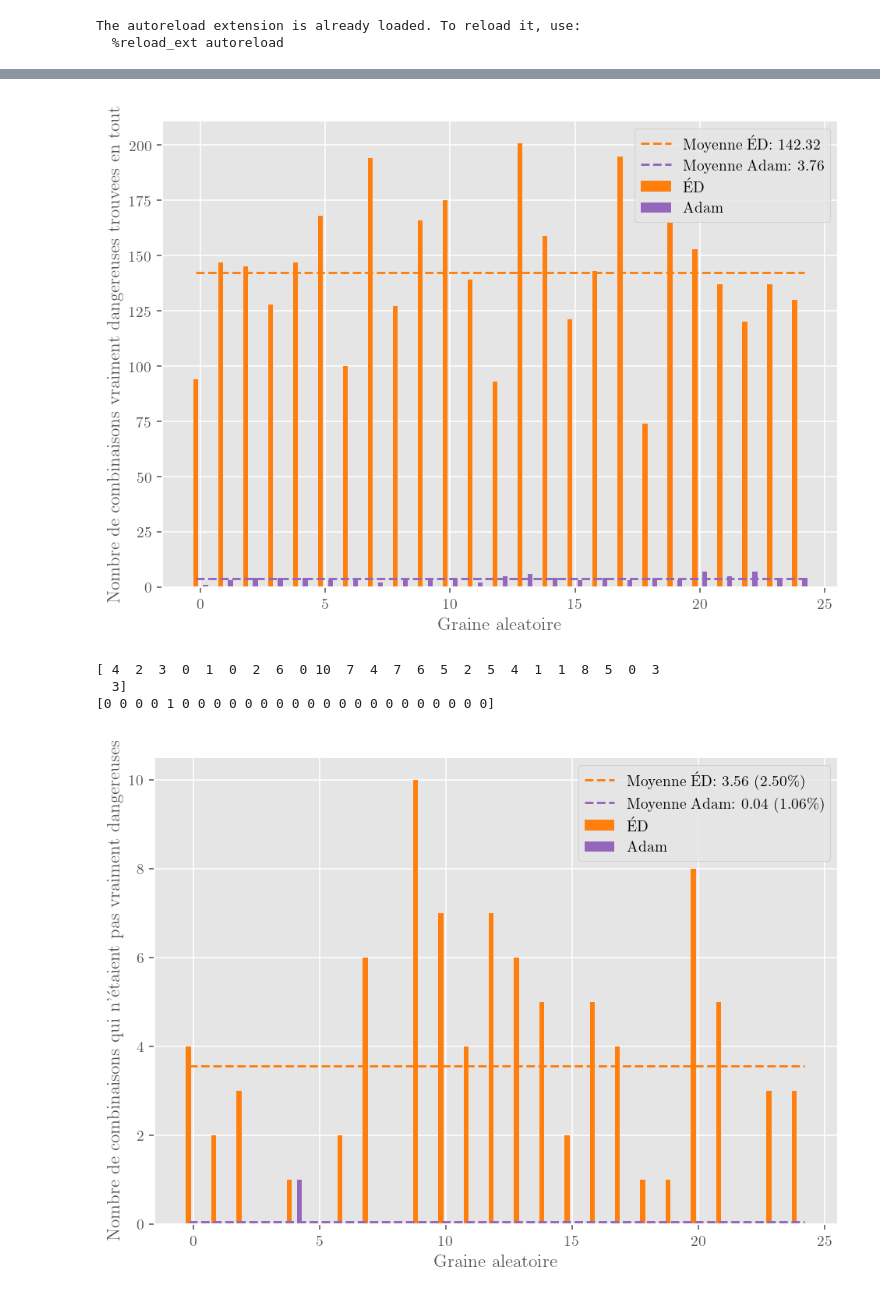
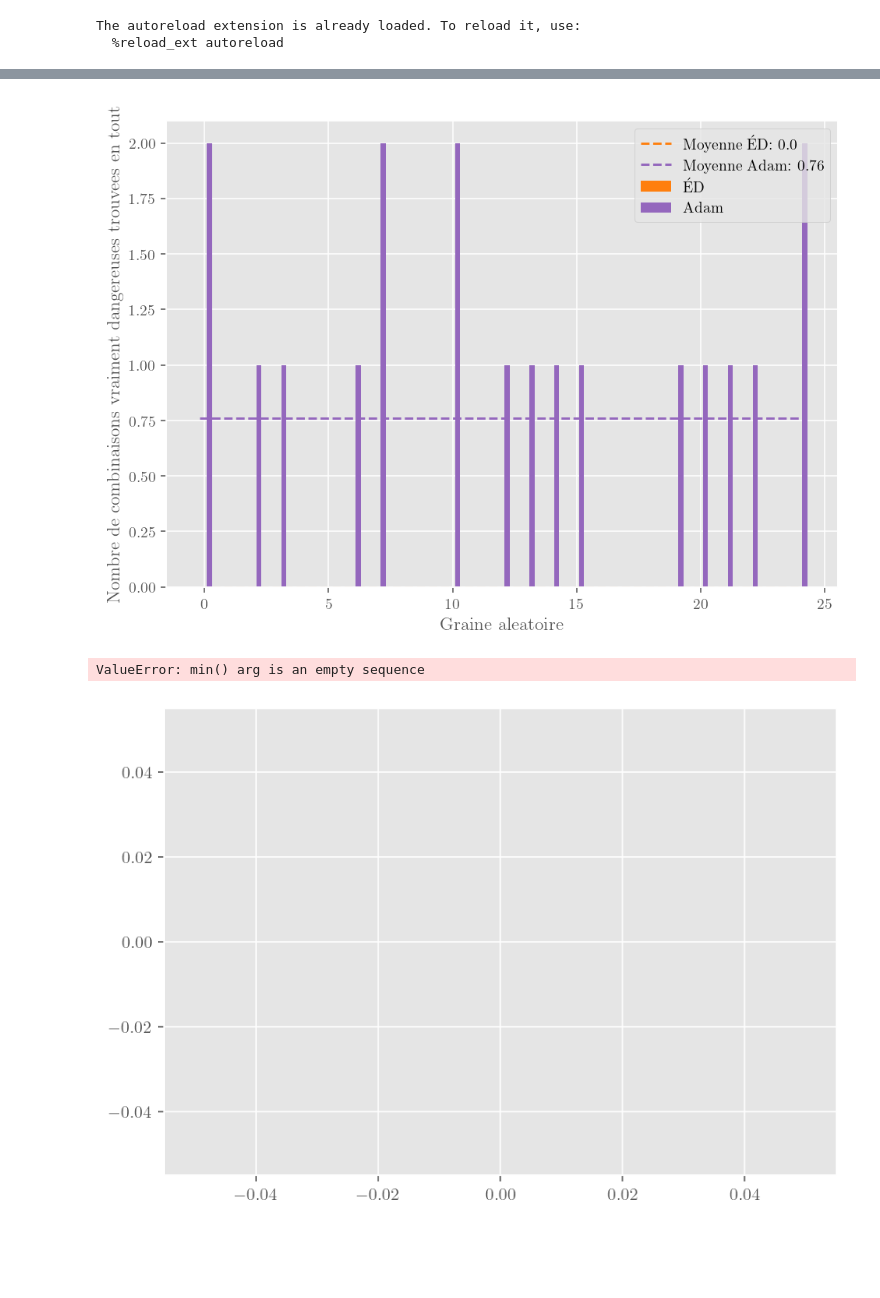
Before and after one commit to Quoding/optimneuralbandits, a Jupyter notebook: testing/viz/vizualize_perf_metrics.ipynb, the cells around one changed output, grey strips where cells are left out. Drawn from its saved outputs; the diff is of its cells as text; code cells hidden in the pictures; blank space fills up the shorter version.

```diff
--- a/testing/viz/vizualize_perf_metrics.ipynb
+++ b/testing/viz/vizualize_perf_metrics.ipynb
@@ -38,11 +39,11 @@ def compute_n_inter(tens1:torch.Tensor, tens2:torch.Tensor):
     return n_inter, percent_of_set1_in_set2
 # %%
 experiments = [
-    "DE_500_rx_100000_combis_10_patterns_5_bs512_warmup20000_nmembers32_valnoval_ldsTrue_trainevery10_patience25_usedecay_lrplateau_layers1_withnoise_exactdecay_expl1",
-    "500_rx_100000_combis_10_patterns_5_bs512_warmup20000_nmembers512_valnoval_ldsTrue_trainevery10_patience25_usedecay_lrplateau_layers1_withnoise_exactdecay_expl1",
+    "DE_500_rx_100000_combis_10_patterns_23_bs512_warmup20000_nmembers32_valnoval_ldsTrue_trainevery10_patience25_usedecay_lr0.001_layers1_withnoise_exactdecay_expl1",
+    "500_rx_100000_combis_10_patterns_23_bs512_warmup20000_nmembers512_valnoval_ldsTrue_trainevery10_patience25_usedecay_lr0.001_layers1_withnoise_exactdecay_expl1",
 ]
-dataset = "500_rx_100000_combis_10_patterns_5"
-prefix = "500_1layer_withnoise_exactdecay"
+dataset = "500_rx_100000_combis_10_patterns_23"
+prefix = "500_1layer_withnoise_exactdecay_lr0_001"
 labels = ["ÉD", "Adam"]
 labels_fn = "DE_VS_ADAM"
 n_trials = 10000
@@ -76,7 +77,7 @@ for exp in experiments:
 # %%
 colors = ["tab:orange", "tab:purple", "tab:green", "tab:red", "tab:cyan", "tab:brown"]
 interval = 200
-upper_lim = 20100
+upper_lim = 30100
 # %%
 metric = "jaccards"
 fig, (ax1, ax2) = plt.subplots(2, 1, sharex=True)
@@ -145,7 +146,7 @@ fig, (ax1, ax2) = plt.subplots(2, 1, sharex=True)
 fig.subplots_adjust(hspace=0.1)  # adjust space between axes
 # zoom-in / limit the view to different portions of the data
 ax1.set_ylim(0.9, 1.0)  # outliers only
-ax2.set_ylim(0, 0.04)  # most of the data
+ax2.set_ylim(0, 0.001)  # most of the data
 # hide the spines between ax and ax2
 ax1.spines.bottom.set_visible(False)
 ax2.spines.top.set_visible(False)
@@ -367,48 +368,61 @@ plt.legend()
 plt.tight_layout()
 plt.savefig(f'images/polypharmacy/perf/{prefix}_{metric}_{labels_fn}')
 # %% [output]
-[figure, old version]
+[figure, new version]
 # %%
 # Plot ratio found pat
 metric = "all_flagged_risks"
 thresh = 1.0
 for i, exp in enumerate(experiments):
     n_flagged_below_thresh = []
     for j in range(n_runs):
-        n_flagged_below_thresh.append(sum(metrics_dict[exp][metric][j] < thresh).item())
+        # n_total_flagged = sum(metrics_dict[exp][metric][j])
+        if metrics_dict[exp][metric][j].nelement() == 0:
+            continue
+        n = sum(metrics_dict[exp][metric][j] < thresh)
+        n_flagged_below_thresh.append(n.item())
 
     seeds = np.arange(len(n_flagged_below_thresh))
     n_flagged_below_thresh = np.array(n_flagged_below_thresh)
-    print(n_flagged_below_thresh)
     mean = n_flagged_below_thresh.mean()
     if i % 2 == 0:
-        plt.bar(seeds - 0.2, n_flagged_below_thresh, width=0.2, label=labels[i], color=colors[i])
+        plt.bar(
+            seeds - 0.2,
+            n_flagged_below_thresh,
+            width=0.2,
+            label=labels[i],
+            color=colors[i],
+        )
         plt.plot(
             [min(seeds) - 0.2, max(seeds) + 0.2],
             [mean] * 2,
-            label=f"Moyenne {labels[i]}: {mean} ({(mean / n_inter_means[i]) * 100:.2f}\%)",
+            label=f"Moyenne {labels[i]}: {mean} ({(mean / (n_inter_means[i] + mean)) * 100:.2f}\%)",
             color=colors[i],
             linestyle="dashed",
         )
     else:
-        plt.bar(seeds + 0.2, n_flagged_below_thresh, width=0.2, label=labels[i], color=colors[i])
+        plt.bar(
+            seeds + 0.2,
+            n_flagged_below_thresh,
+            width=0.2,
+            label=labels[i],
+            color=colors[i],
+        )
         plt.plot(
             [min(seeds) - 0.2, max(seeds) + 0.2],
             [n_flagged_below_thresh.mean()] * 2,
-            label=f"Moyenne {labels[i]}: {mean} ({(mean / n_inter_means[i]) * 100:.2f}\%)",
+            label=f"Moyenne {labels[i]}: {mean} ({(mean / (n_inter_means[i] + mean)) * 100:.2f}\%)",
             color=colors[i],
             linestyle="dashed",
         )
-plt.xlabel('Graine aleatoire')
+plt.xlabel("Graine aleatoire")
 plt.ylabel("Nombre de combinaisons qui n'étaient pas vraiment dangereuses")
 plt.legend()
 plt.tight_layout()
-plt.savefig(f'images/polypharmacy/perf/{prefix}_{metric}_below1_{labels_fn}')
+plt.savefig(f"images/polypharmacy/perf/{prefix}_{metric}_below1_{labels_fn}")
 # %% [output]
-[ 4  2  3  0  1  0  2  6  0 10  7  4  7  6  5  2  5  4  1  1  8  5  0  3
-  3]
-[0 0 0 0 1 0 0 0 0 0 0 0 0 0 0 0 0 0 0 0 0 0 0 0 0]
+ValueError: min() arg is an empty sequence
-[figure, old version]
+[figure, new version]
 # %%
 def color_and_label_violinplot(violin, color, label):
     # color = violin["bodies"][0].get_facecolor().flatten()
```
Also changed, not shown: parts of 12 cells of this notebook, 17 other files.
